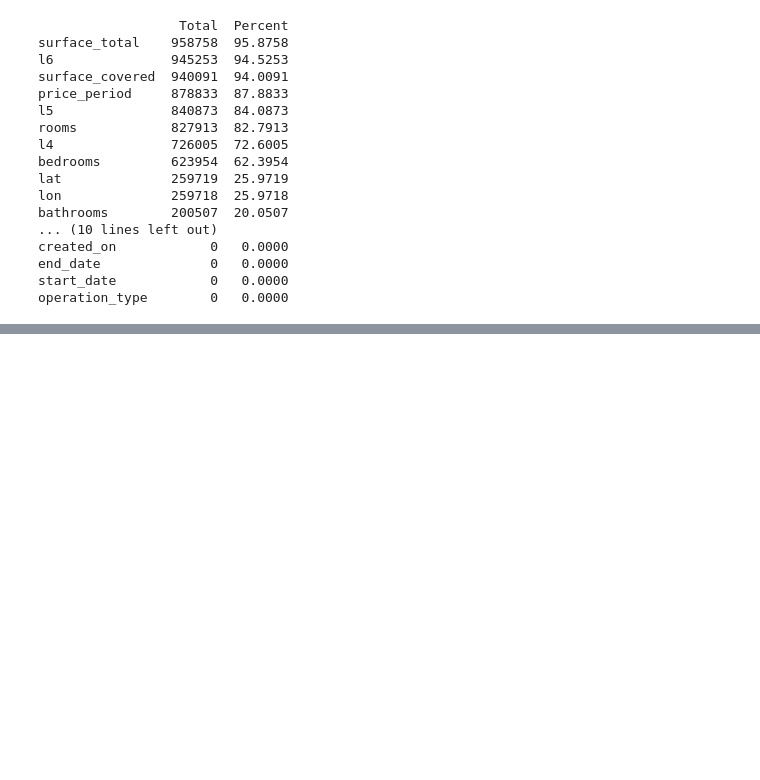
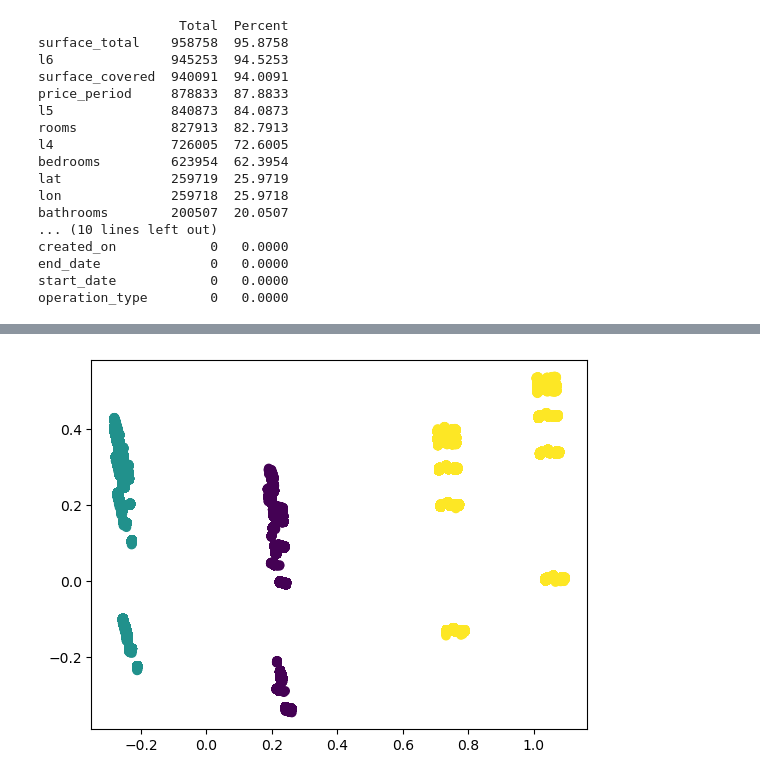
Before and after one commit to williamasesoftware/Houses_Colombia, a Jupyter notebook: Colombia_housing_properties.ipynb, the cells around one changed output, grey strips where cells are left out. Cells and saved outputs as stored; diff of their text form; code cells hidden in the pictures; blank space fills up the shorter version.

```diff
--- a/Colombia_housing_properties.ipynb
+++ b/Colombia_housing_properties.ipynb
@@ -204,0 +261,22 @@ Reduction of columns:  32.0
+# %%
+# Create k-means model with 3 clusters
+kmeans = KMeans(n_clusters=3)
+
+# Fit the model to the data
+kmeans.fit(X)
+
+# Get predicted cluster labels
+labels = kmeans.predict(X)
+# %%
+
+# Aplicar PCA para reducir las características a 2 dimensiones
+pca = PCA(n_components=2)
+X_pca = pca.fit_transform(X)
+
+# Dibujar gráfico de dispersión de datos PCA coloreado por etiquetas de cluster
+plt.scatter(X_pca[:, 0], X_pca[:, 1], c=labels, cmap='viridis')
+
+# Mostrar el gráfico
+plt.show()
+# %% [output]
+[figure, added]
```
Also changed, not shown: parts of 9 cells of this notebook.
